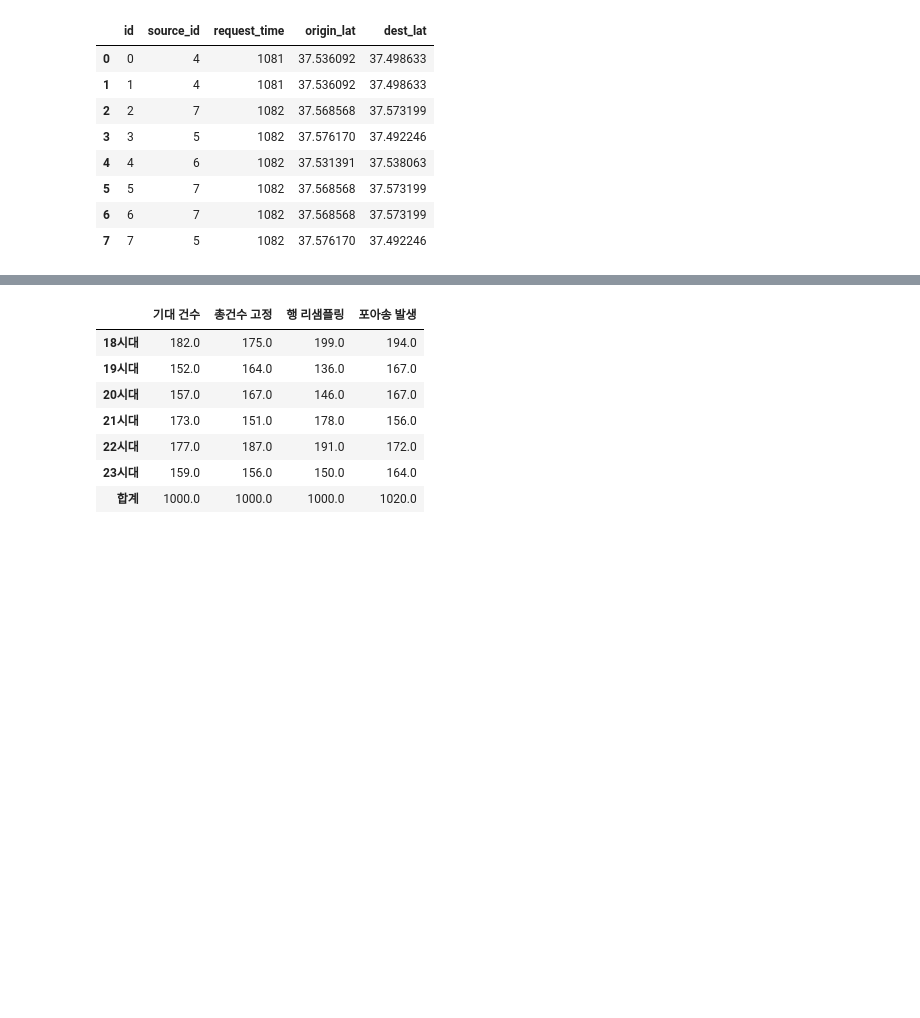
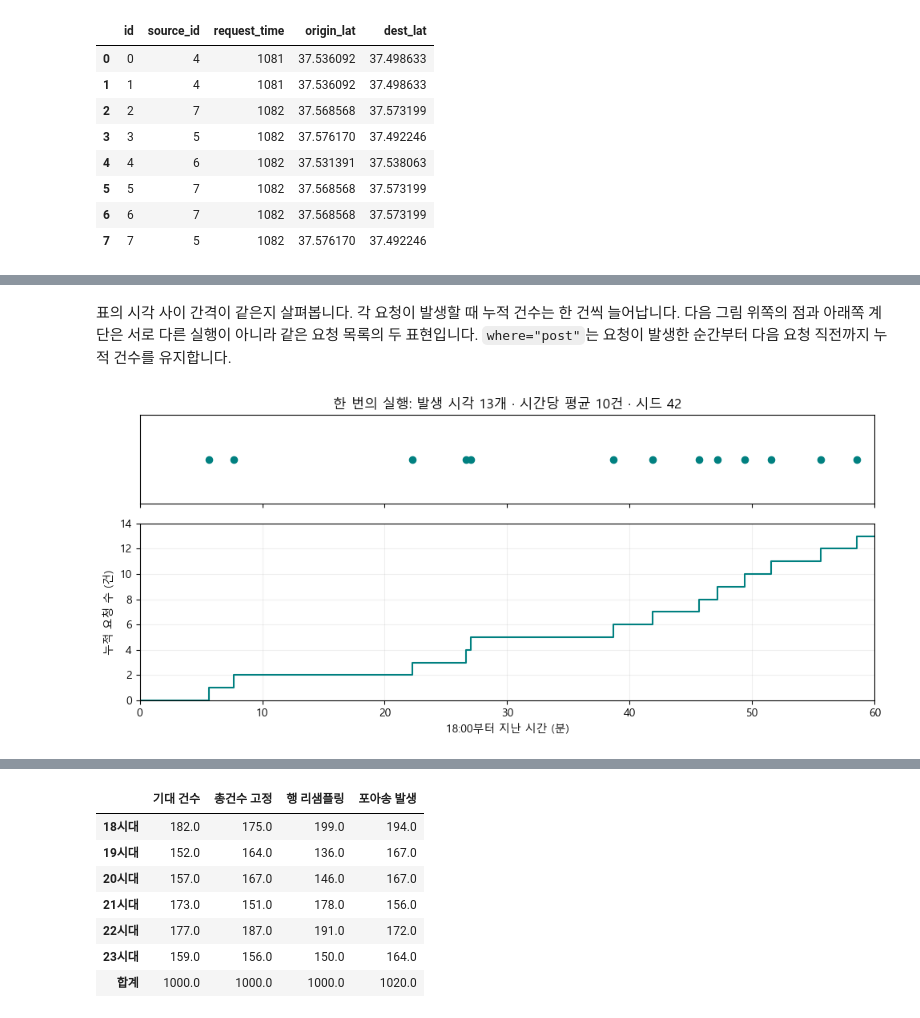
Before and after one commit to jihoyeo/mobility-simulation-book, a Jupyter notebook: labs/ch08_demand.ipynb, the cells around one changed output, grey strips where cells are left out. Saved outputs shown, nothing was run; the diff lists cells and outputs as text; code cells hidden in the pictures; blank space fills up the shorter version.

Commit message:
Explain Poisson processes and arrival times; remove unexplained generation steps

```diff
--- a/labs/ch08_demand.ipynb
+++ b/labs/ch08_demand.ipynb
@@ -804,0 +806,5 @@ resampled[["id", "source_id", "request_time", "origin_lat", "dest_lat"]].head(8)
+# %%
+arrival_rng = np.random.default_rng(42)  # 본문 그림과 같은 난수 조건입니다
+arrival_n = arrival_rng.poisson(10)  # 한 시간의 실제 건수는 기대 건수와 다를 수 있습니다
+arrival_minutes = np.sort(arrival_rng.uniform(0, 60, arrival_n))  # 건수가 주어졌을 때의 발생 시각을 만듭니다
+pd.DataFrame({"18시부터 지난 분": arrival_minutes, "누적 요청 수": np.arange(1, arrival_n + 1)})  # 점과 계단에 사용할 같은 기록입니다
@@ -804,0 +826,17 @@ resampled[["id", "source_id", "request_time", "origin_lat", "dest_lat"]].head(8)
+# %% [markdown]
+표의 시각 사이 간격이 같은지 살펴봅니다. 각 요청이 발생할 때 누적 건수는 한 건씩 늘어납니다.
+다음 그림 위쪽의 점과 아래쪽 계단은 서로 다른 실행이 아니라 같은 요청 목록의 두 표현입니다.
+`where="post"`는 요청이 발생한 순간부터 다음 요청 직전까지 누적 건수를 유지합니다.
+# %%
+fig, axes = plt.subplots(2, 1, figsize=(10, 4.5), sharex=True, gridspec_kw={"height_ratios": [1, 2]})  # 두 표현의 시간축을 맞춥니다
+axes[0].scatter(arrival_minutes, np.zeros(arrival_n), color="teal", s=35)  # 점 하나가 요청 한 건입니다
+axes[0].set(yticks=[], ylim=(-1, 1), title=f"한 번의 실행: 발생 시각 {arrival_n}개 · 시간당 평균 10건 · 시드 42")  # 기대 건수와 실제 건수를 구분합니다
+step_times = np.r_[0, arrival_minutes, 60]  # 시작과 끝까지 계단을 그리기 위한 시간 배열입니다
+step_counts = np.r_[0, np.arange(1, arrival_n + 1), arrival_n]  # 마지막 요청 뒤에는 누적 건수를 유지합니다
+axes[1].step(step_times, step_counts, where="post", color="teal")  # 요청 발생 시점에 한 건씩 증가합니다
+axes[1].set(xlim=(0, 60), ylim=(0, arrival_n + 1), xlabel="18:00부터 지난 시간 (분)", ylabel="누적 요청 수 (건)")  # 두 축의 단위를 적습니다
+axes[1].set_xticks(range(0, 61, 10))  # 관측 구간의 길이를 읽기 위한 눈금입니다
+axes[1].grid(alpha=.2)  # 시각과 누적 건수의 대응을 읽습니다
+fig.tight_layout()  # 축 제목이 잘리지 않게 배치합니다
+# %% [output]
+[figure, added]
```
Also changed, not shown: parts of 3 cells of this notebook, 7 other files.
